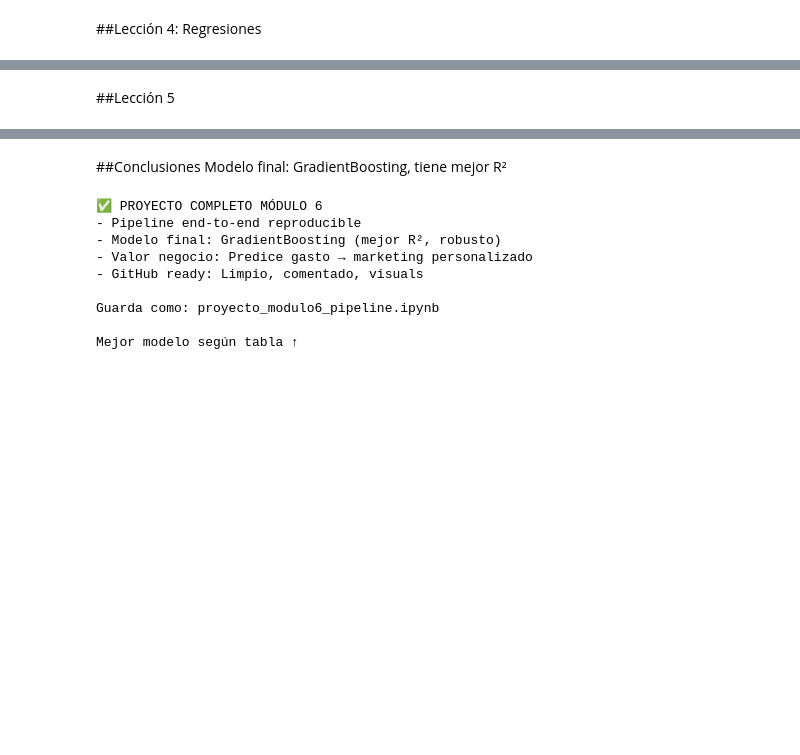
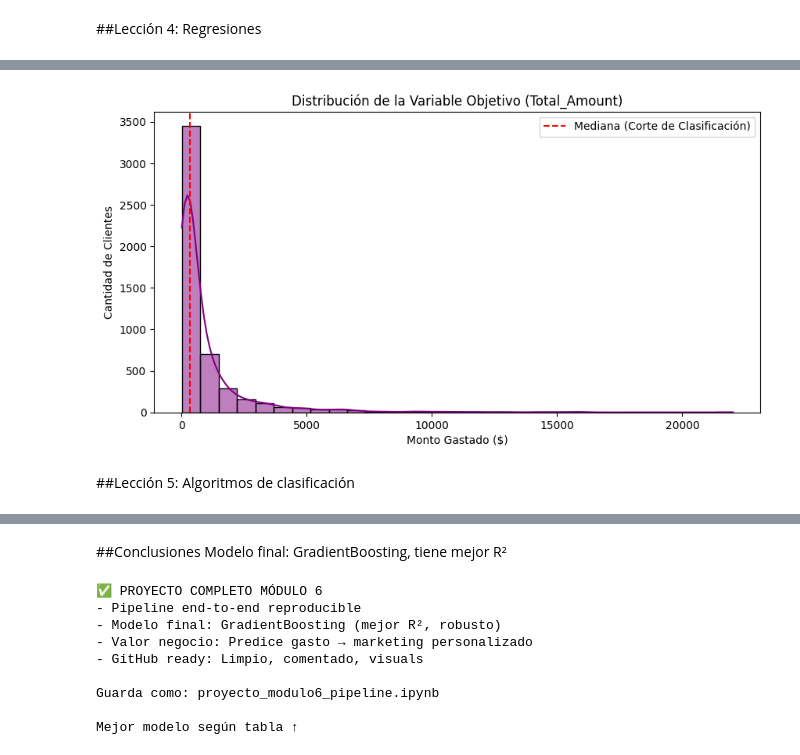
Before and after one commit to luisleonb/Proyecto_M6_ABP, a Jupyter notebook: Proyecto_M6_Luis_León.ipynb, the cells around one changed output, grey strips where cells are left out. Saved outputs shown, nothing was run; the diff lists cells and outputs as text; code cells hidden in the pictures; blank space fills up the shorter version.

```diff
--- a/Proyecto_M6_Luis_León.ipynb
+++ b/Proyecto_M6_Luis_León.ipynb
@@ -230,5 +249,17 @@ Poly R²:   1.000
+# %%
+# --- DISTRIBUCIÓN DEL TARGET ---
+plt.figure(figsize=(10, 5))
+sns.histplot(df['Total_Amount'], kde=True, color='purple', bins=30)
+plt.axvline(df['Total_Amount'].median(), color='red', linestyle='--', label='Mediana (Corte de Clasificación)')
+plt.title('Distribución de la Variable Objetivo (Total_Amount)')
+plt.xlabel('Monto Gastado ($)')
+plt.ylabel('Cantidad de Clientes')
+plt.legend()
+plt.show()
+# %% [output]
+[figure, added]
 # %% [markdown]
-##Lección 5
+##Lección 5: Algoritmos de clasificación
 # %%
 # Simula binario para clasificación (¿por qué NO usar?)
 y_binary = (y > y.median()).astype(int)
```
Also changed, not shown: parts of 30 cells of this notebook.
